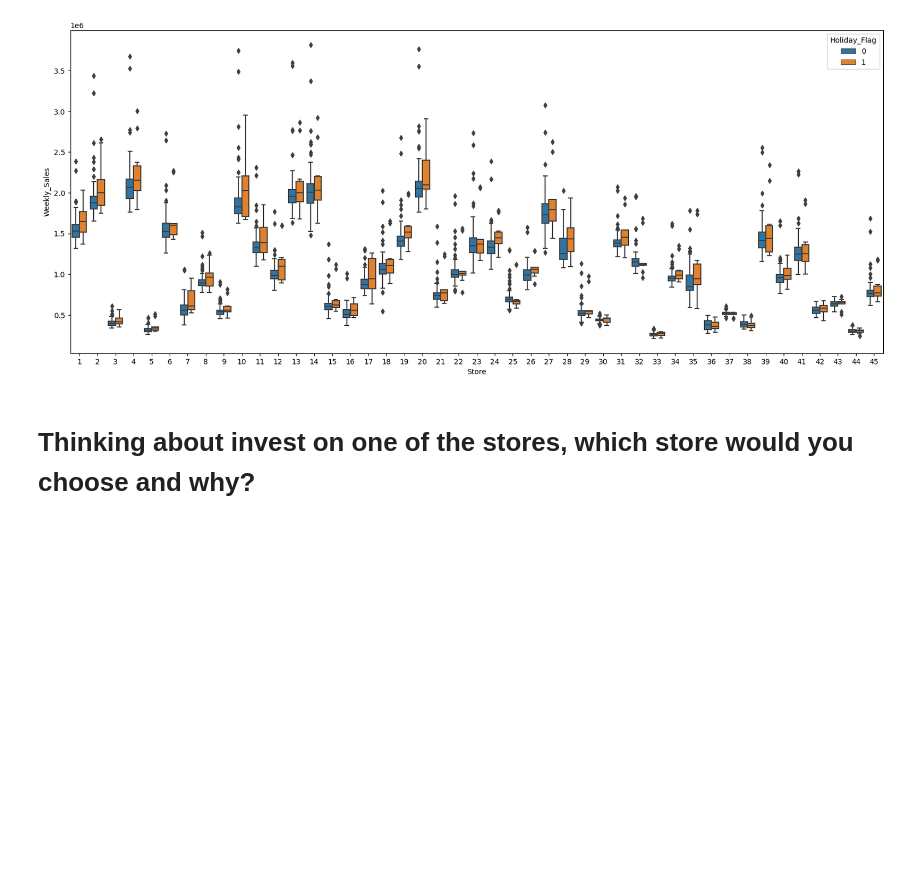
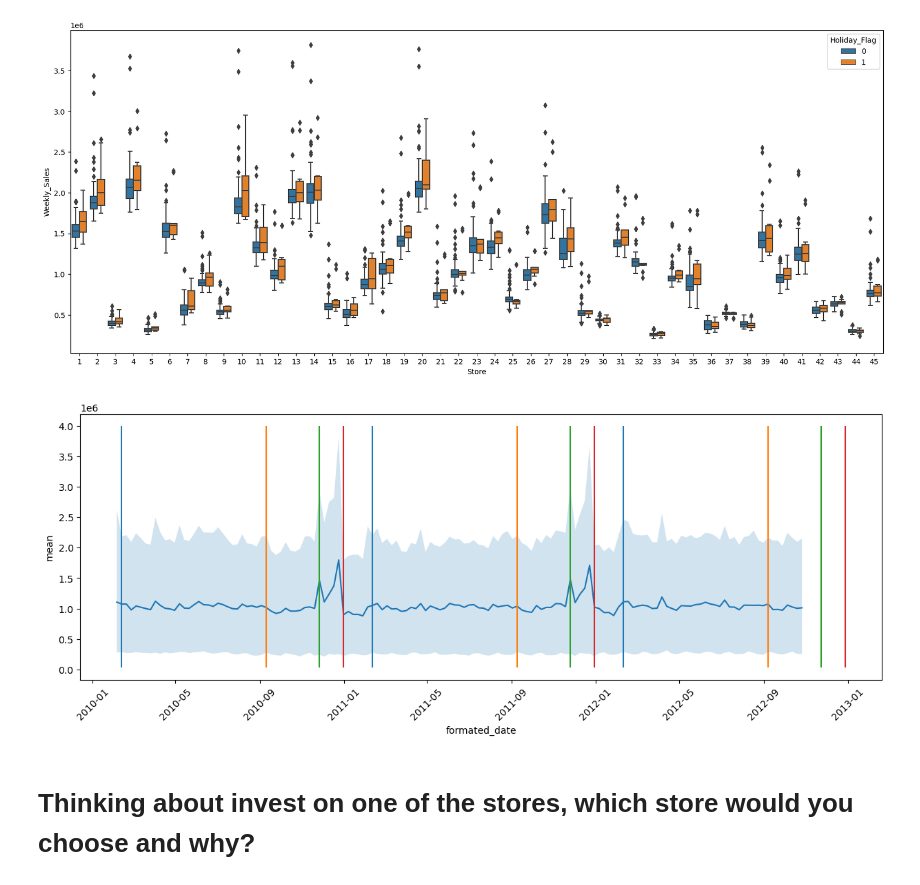
Before and after one commit to danieltorrescode/jupyter, a Jupyter notebook: Wallmart.ipynb, the cells around one changed output. Cells and saved outputs as stored; diff of their text form; code cells hidden in the pictures; blank space fills up the shorter version.

```diff
--- a/Wallmart.ipynb
+++ b/Wallmart.ipynb
@@ -182,6 +182,34 @@ sns.boxplot(data=df, x="Store", y="Weekly_Sales",  hue="Holiday_Flag")
 # %% [output]
 <AxesSubplot: xlabel='Store', ylabel='Weekly_Sales'>
 [figure]
+# %%
+holiday_dict = {
+    "Super Bowl": ["12-Feb-10", "11-Feb-11", "10-Feb-12"],
+    "Labour Day": ["10-Sep-10", "09-Sep-11", "07-Sep-12"],
+    "Thanksgiving": ["26-Nov-10", "25-Nov-11", "23-Nov-12"],
+    "Christmas": ["31-Dec-10", "30-Dec-11", "28-Dec-12"],
+}
+
+holiday_dict_dt = { k: pd.to_datetime(v,format='%d-%b-%y') for k , v in holiday_dict.items() }
+
+df_holiday = df.groupby('formated_date')['Weekly_Sales'].agg(['min','max','mean']).reset_index()
+
+plt.figure(figsize=(15, 5))
+plt.xticks(rotation=45)
+
+multi_plot = sns.lineplot(data=df_holiday, x="formated_date", y="mean")
+
+multi_plot.fill_between(x=df_holiday.formated_date, y1=df_new['min'], y2=df_new['max'], alpha=.2)
+
+ymin,ymax = multi_plot.get_ylim()
+
+for i,(holiday,dates) in enumerate(holiday_dict_dt.items()):
+    multi_plot.vlines(x=dates, ymin=ymin, ymax=ymax, label=holiday, color=f'C{i}')
+
+# plt.legend()
+plt.show()
+# %% [output]
+[figure, added]
 # %% [markdown]
 # Thinking about invest on one of the stores, which store would you choose and why?
 # %% [markdown]
```
Also changed, not shown: parts of 2 cells of this notebook, 3 other files.
